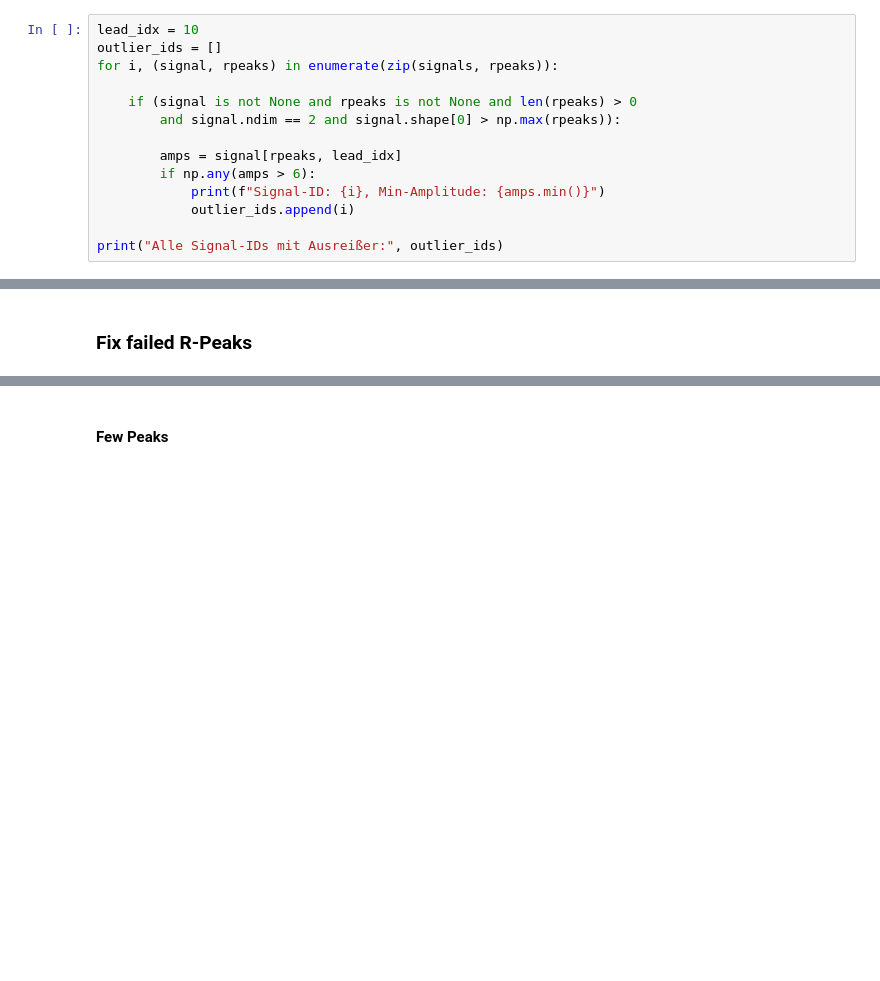
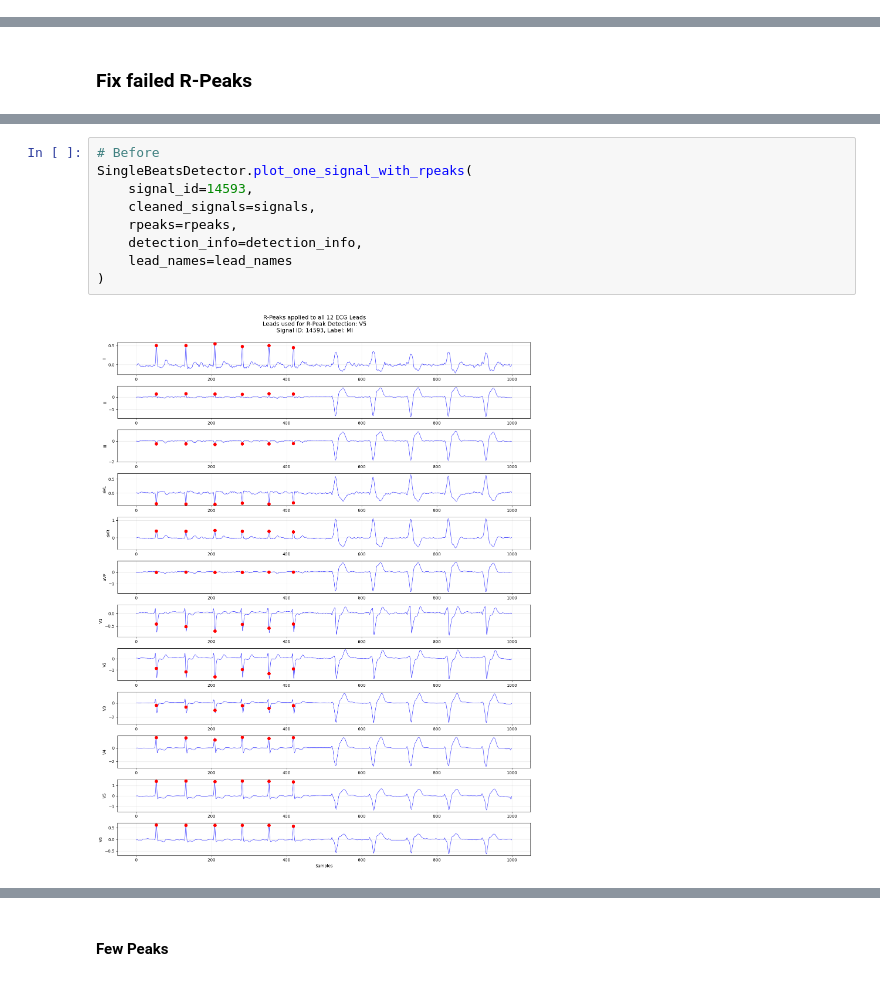
Before and after one commit to AliceKitchkin/ECG_xAI, a Jupyter notebook: notebooks/01_data_pipeline.ipynb, the cells around one changed output, grey strips where cells are left out. Cells and saved outputs as stored; diff of their text form; blank space fills up the shorter version.

```diff
--- a/notebooks/01_data_pipeline.ipynb
+++ b/notebooks/01_data_pipeline.ipynb
@@ -222,17 +220,3 @@ def plot_rpeak_boxplots_all_leads_side_by_side(signals, rpeaks, detection_info,
 plot_rpeak_boxplots_all_leads_side_by_side(signals, rpeaks, detection_info, lead_names)
 # %% [output]
 [figure]
-# %%
-lead_idx = 10
-outlier_ids = []
-for i, (signal, rpeaks) in enumerate(zip(signals, rpeaks)):
-
-    if (signal is not None and rpeaks is not None and len(rpeaks) > 0
-        and signal.ndim == 2 and signal.shape[0] > np.max(rpeaks)):
-
-        amps = signal[rpeaks, lead_idx]
-        if np.any(amps > 6):
-            print(f"Signal-ID: {i}, Min-Amplitude: {amps.min()}")
-            outlier_ids.append(i)
-
-print("Alle Signal-IDs mit Ausreißer:", outlier_ids)
@@ -395,4 +420,15 @@ Avg R-Peaks per Signal: 11.65
         > ID Examples: [26, 37, 88, 106, 123, 150, 162, 181, 214, 245, 253, 271, 308, 319, 338, 364, 410, 455, 487, 520]
         > In MI:: 865 (51.37%)
         > ID Examples: [117, 194, 205, 215, 222, 230, 234, 309, 310, 369, 373, 374, 379, 435, 444, 469, 507, 522, 544, 650]
+# %%
+# Before
+SingleBeatsDetector.plot_one_signal_with_rpeaks(
+    signal_id=14593,
+    cleaned_signals=signals,
+    rpeaks=rpeaks,
+    detection_info=detection_info,
+    lead_names=lead_names
+)
+# %% [output]
+[figure, added]
 # %%
```
Also changed, not shown: parts of 66 cells of this notebook, 34 other files.
